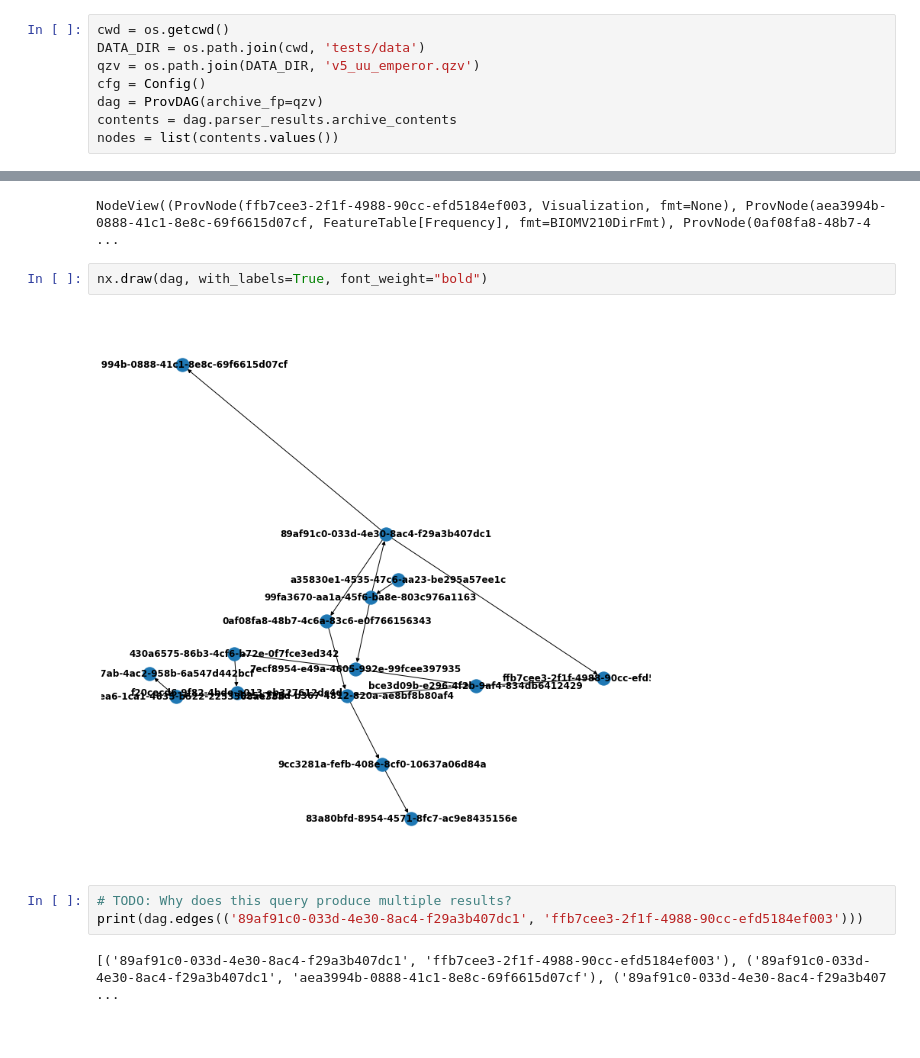
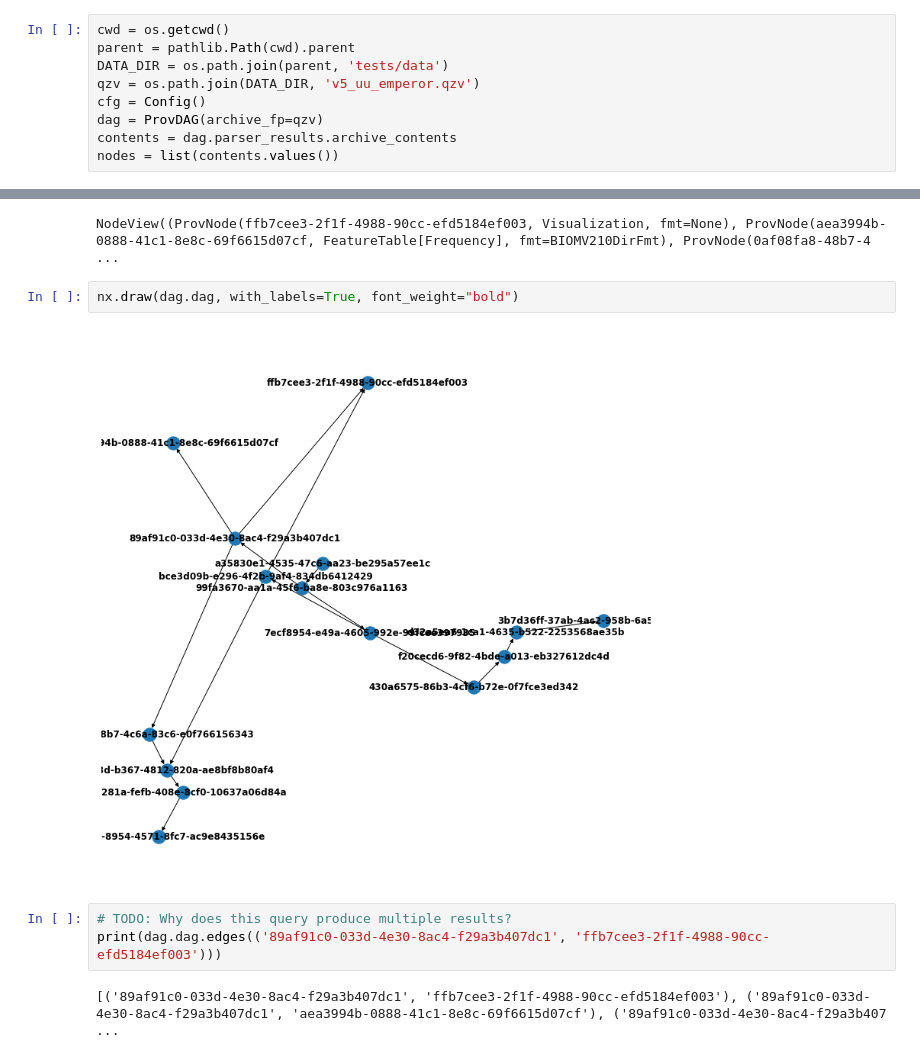
Before and after one commit to qiime2/provenance-lib, a Jupyter notebook: provenance_lib/notebooks/basic_digraph.ipynb, the cells around one changed output, grey strips where cells are left out. Drawn from its saved outputs; the diff is of its cells as text.

```diff
--- a/provenance_lib/notebooks/basic_digraph.ipynb
+++ b/provenance_lib/notebooks/basic_digraph.ipynb
@@ -15,7 +16,8 @@ if __name__ == "__main__" and __package__ is None:
 from .parse import ProvDAG, ProvNode, Config
 # %%
 cwd = os.getcwd()
-DATA_DIR = os.path.join(cwd, 'tests/data')
+parent = pathlib.Path(cwd).parent
+DATA_DIR = os.path.join(parent, 'tests/data')
 qzv = os.path.join(DATA_DIR, 'v5_uu_emperor.qzv')
 cfg = Config()
 dag = ProvDAG(archive_fp=qzv)
@@ -32,12 +34,12 @@ G.nodes
 # %% [output]
 NodeView((ProvNode(ffb7cee3-2f1f-4988-90cc-efd5184ef003, Visualization, fmt=None), ProvNode(aea3994b-0888-41c1-8e8c-69f6615d07cf, FeatureTable[Frequency], fmt=BIOMV210DirFmt), ProvNode(0af08fa8-48b7-4 ...
 # %%
-nx.draw(dag, with_labels=True, font_weight="bold")
+nx.draw(dag.dag, with_labels=True, font_weight="bold")
 # %% [output]
-[figure, old version]
+[figure, new version]
 # %%
 # TODO: Why does this query produce multiple results?
-print(dag.edges(('89af91c0-033d-4e30-8ac4-f29a3b407dc1', 'ffb7cee3-2f1f-4988-90cc-efd5184ef003')))
+print(dag.dag.edges(('89af91c0-033d-4e30-8ac4-f29a3b407dc1', 'ffb7cee3-2f1f-4988-90cc-efd5184ef003')))
 # %% [output]
 [('89af91c0-033d-4e30-8ac4-f29a3b407dc1', 'ffb7cee3-2f1f-4988-90cc-efd5184ef003'), ('89af91c0-033d-4e30-8ac4-f29a3b407dc1', 'aea3994b-0888-41c1-8e8c-69f6615d07cf'), ('89af91c0-033d-4e30-8ac4-f29a3b407 ...
 # %%
```
Also changed, not shown: parts of 5 cells of this notebook, 1 other file.
